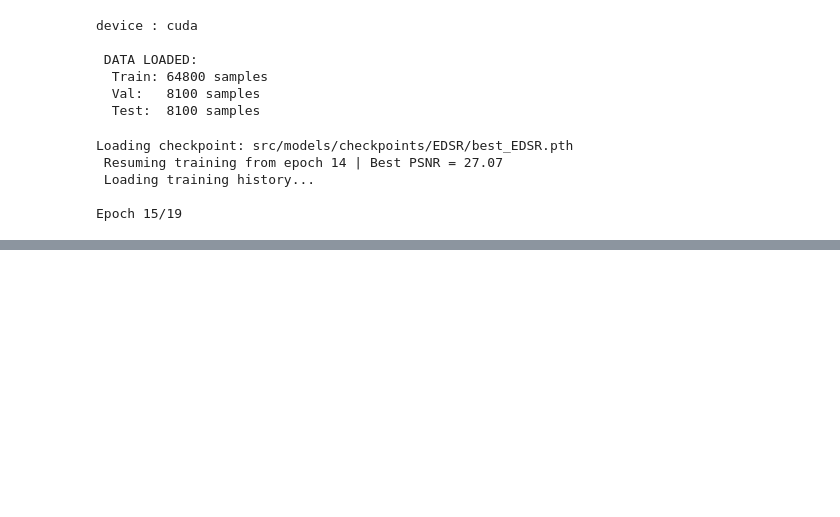
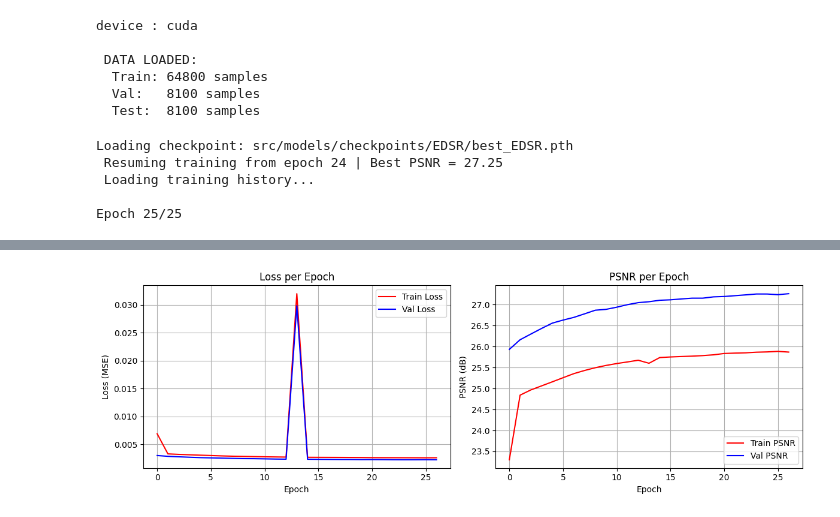
Before and after one commit to NadiYasser/Satellite_Super_Resulotion0, a Jupyter notebook: notebooks/said/EDSR.ipynb, the cells around one changed output, grey strips where cells are left out. Cells and saved outputs as stored; diff of their text form; code cells hidden in the pictures; blank space fills up the shorter version.

```diff
--- a/notebooks/said/EDSR.ipynb
+++ b/notebooks/said/EDSR.ipynb
@@ -36,10 +36,10 @@ num_workers    = CONFIG["training"]["num_workers"]
 use_aug        = CONFIG["training"].get("use_augmentation", True)
 
 # HYPERPARAMS FROM CONFIG
-lr              = 0.0005 #CONFIG["training"]["lr"]
+lr              = 0.0001 #CONFIG["training"]["lr"]
 weight_decay    = CONFIG["training"]["weight_decay"]
-num_epochs      = 5 #CONFIG["training"]["epochs"]
-step_size       = 1 #CONFIG["training"]["scheduler_step_size"]
+num_epochs      = 1  #CONFIG["training"]["epochs"]
+step_size       = 8 #CONFIG["training"]["scheduler_step_size"]
 gamma           = 0.5 #CONFIG["training"]["scheduler_gamma"]
 
 
@@ -118,7 +118,7 @@ for epoch in range(start_epoch, num_epochs):
     print(f"\nEpoch {epoch+1}/{num_epochs}")
 
     # TRAIN
-    train_loss, train_psnr, scaler = train_sr(
+    train_loss, train_psnr = train_sr(
         model=model,
         train_loader=train_loader,
         loss_fn=criterion,
@@ -176,7 +176,7 @@ for epoch in range(start_epoch, num_epochs):
 plot_sr_progress(train_losses, val_losses, train_psnrs, val_psnrs)
 # %% [output]
 Loading checkpoint: src/models/checkpoints/EDSR/best_EDSR.pth
- Resuming training from epoch 14 | Best PSNR = 27.07
+ Resuming training from epoch 24 | Best PSNR = 27.25
  Loading training history...
 
-Epoch 15/19
+Epoch 25/25
@@ -183,0 +187 @@ KeyboardInterrupt:
+[figure, added]
```
Also changed, not shown: parts of 1 cell of this notebook.
